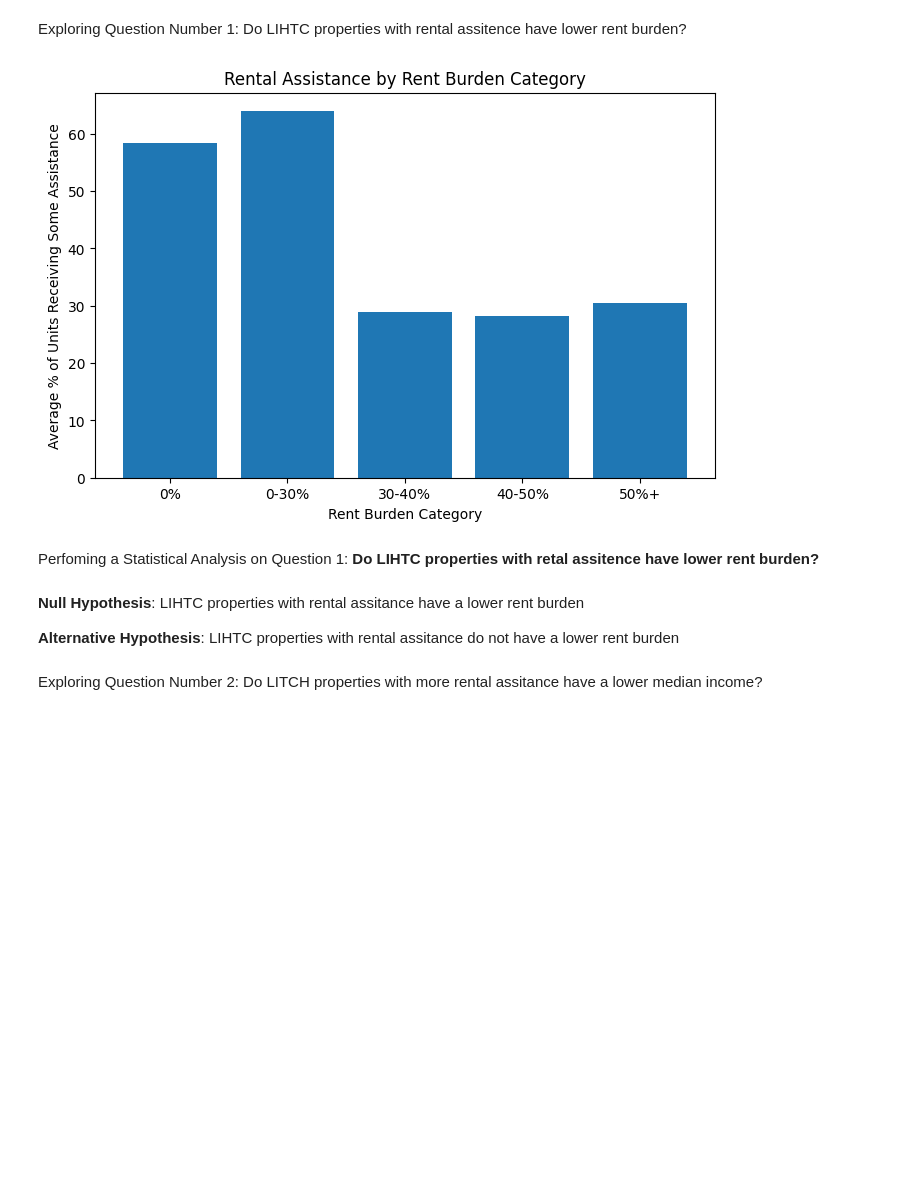
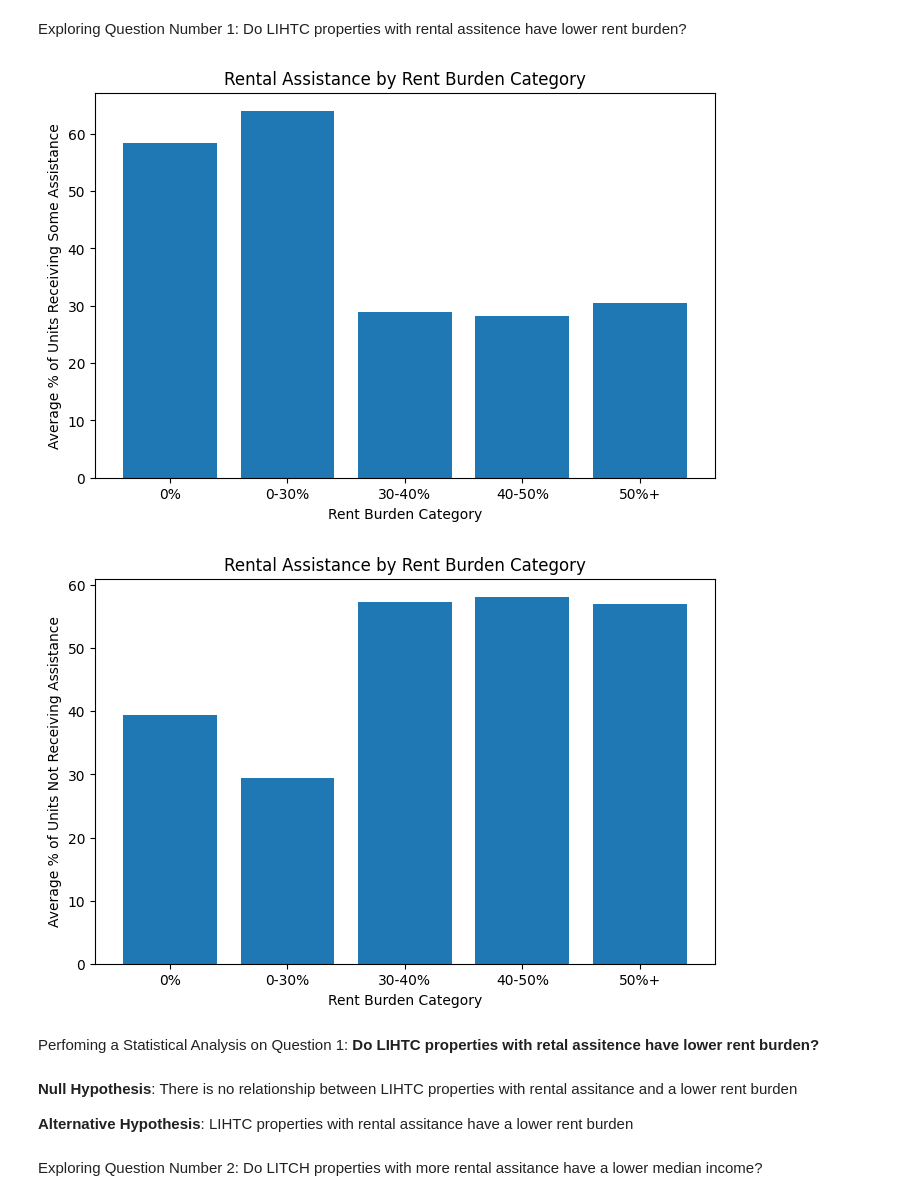
Before and after one commit to bitriagaleonela40-cmd/housing-research, a Jupyter notebook: Housing.ipynb, the cells around one changed output. Cells and saved outputs as stored; diff of their text form; code cells hidden in the pictures; blank space fills up the shorter version.

```diff
--- a/Housing.ipynb
+++ b/Housing.ipynb
@@ -349,39 +349,61 @@ Question_one = Question_one.rename(columns={"UNITS_INC_RNT_40_50_PCT": "40-50%"}
 Question_one = Question_one.rename(columns={"UNITS_INC_RNT_GRT_50_PCT": "50%+"})
 
 
 #Drop null values
 for col in ['state', 'propertyname', 'city', 'NoAssitance', 'SomeAssitance', '0%', '0-30%','30-40%', '40-50%', '50%+']:
   Question_one[col] = Question_one[col].replace(-4, np.nan)
 
 Question_one = Question_one.dropna(axis = 0, how = 'any', subset = None)
 
 #Data visualisation
+#Rental Assitance is present
 average_assistance = [
     Question_one.loc[Question_one['0%'] > 0, 'SomeAssitance'].mean(),
     Question_one.loc[Question_one['0-30%'] > 0, 'SomeAssitance'].mean(),
     Question_one.loc[Question_one['30-40%'] > 0, 'SomeAssitance'].mean(),
     Question_one.loc[Question_one['40-50%'] > 0, 'SomeAssitance'].mean(),
     Question_one.loc[Question_one['50%+'] > 0, 'SomeAssitance'].mean()
 ]
 
 categories = ['0%', '0-30%', '30-40%', '40-50%', '50%+']
 
 plt.figure(figsize=(8,5))
 plt.bar(categories, average_assistance)
 
 plt.xlabel('Rent Burden Category')
 plt.ylabel('Average % of Units Receiving Some Assistance')
 plt.title('Rental Assistance by Rent Burden Category')
 
 plt.show()
+
+#Rental assitance is not present
+average_no_assistance = [
+    Question_one.loc[Question_one['0%'] > 0, 'NoAssitance'].mean(),
+    Question_one.loc[Question_one['0-30%'] > 0, 'NoAssitance'].mean(),
+    Question_one.loc[Question_one['30-40%'] > 0, 'NoAssitance'].mean(),
+    Question_one.loc[Question_one['40-50%'] > 0, 'NoAssitance'].mean(),
+    Question_one.loc[Question_one['50%+'] > 0, 'NoAssitance'].mean()
+]
+
+categories = ['0%', '0-30%', '30-40%', '40-50%', '50%+']
+
+plt.figure(figsize=(8,5))
+plt.bar(categories, average_no_assistance)
+
+plt.xlabel('Rent Burden Category')
+plt.ylabel('Average % of Units Not Receiving Assistance')
+plt.title('Rental Assistance by Rent Burden Category')
+
+plt.show()
 # %% [output]
 [figure]
+[figure, added]
 # %% [markdown]
 Perfoming a Statistical Analysis on Question 1: **Do LIHTC properties with  retal assitence have lower rent burden?**
 # %% [markdown]
-**Null Hypothesis**: LIHTC properties with rental assitance have a lower rent burden
+**Null Hypothesis**: There is no relationship between LIHTC properties with rental assitance and a lower rent burden
 
-**Alternative Hypothesis**: LIHTC properties with rental assitance do not have a lower rent burden
+**Alternative Hypothesis**: LIHTC properties with rental assitance have a lower rent burden
 # %%
 #Statistical Analysis 1:
 # %% [markdown]
```
Also changed, not shown: parts of 1 cell of this notebook.
